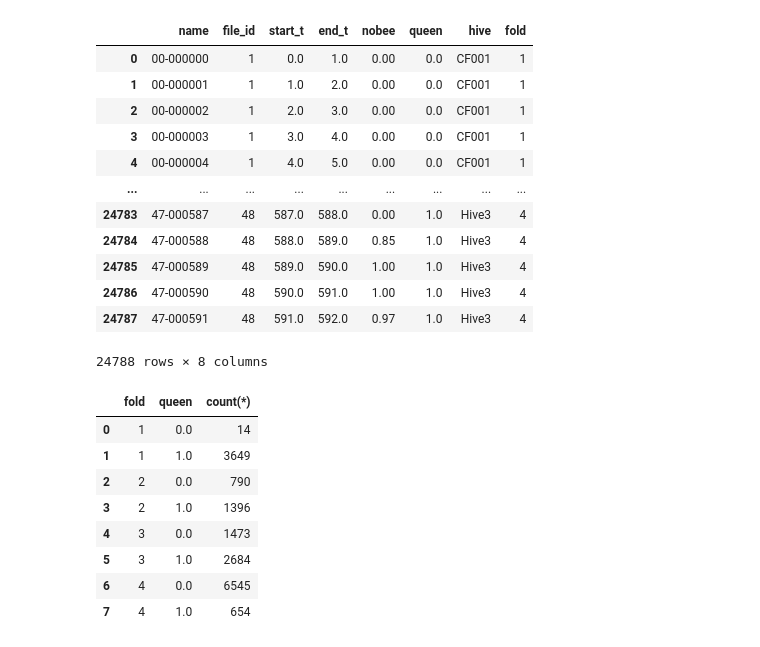
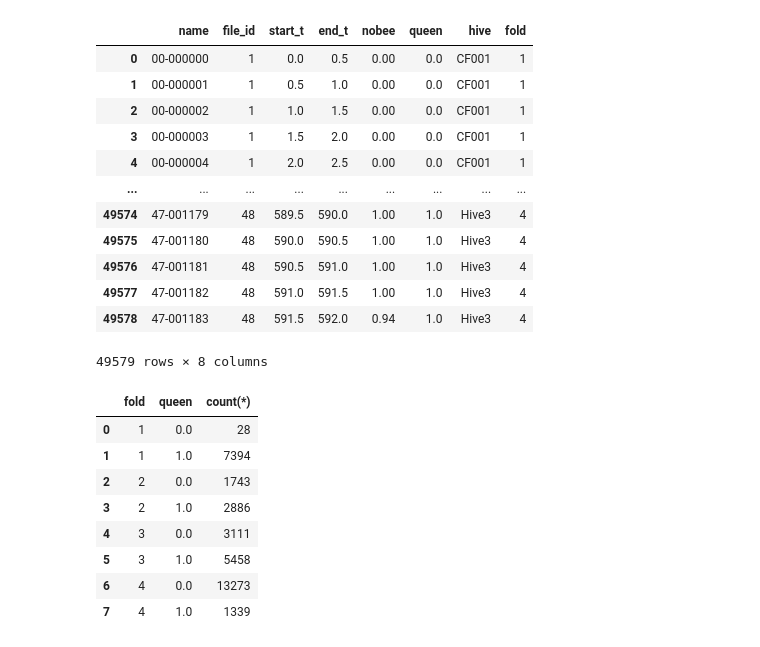
Before and after one commit to Sandjab/ShowBees, a Jupyter notebook: experiments/EXP000 - EXPLORATION/00 - Dataset Initialisation.ipynb, the cells around one changed output. Saved outputs shown, nothing was run; the diff lists cells and outputs as text; code cells hidden in the pictures.

```diff
--- a/experiments/EXP000 - EXPLORATION/00 - Dataset Initialisation.ipynb
+++ b/experiments/EXP000 - EXPLORATION/00 - Dataset Initialisation.ipynb
@@ -15,7 +15,7 @@ SOURCE_PATH ='/Users/jpg/Documents/Nolasco'
 
 # Dataset name is the master key for dataset adressing. Change it according to the
 # dataset you wan to generate
-DATASET_NAME = 'MAIN1000_8kHz'
+DATASET_NAME = 'MAIN0500'
 
           #############################
 ########### Initialize Dataset Object #
@@ -69,45 +69,45 @@ iprint(n, "samples were processed for 'queen' label")
 # The label strength over a sample is computed by summing the duration of "label" events (if > th) and dividing
 # this sum by the sample duration.
 
 # Here we use a 0.0s threshold
 n = ds.setLabel('nobee', providers.FromAnnotation(SOURCE_PATH, th=0.0))
 iprint(n, "samples were processed for 'nobee' label")
 
 
           ######################
 ########### Compute Attributes #
           ######################
 #The string matcher transformer behave differently than the StringMapper. It uses regexp
 # capture group to retrieve part pf a string matching a specific pattern. This can be used
 # either for complex or very basic matching. Here we just ask for the five first chars,
 # provided they belong to characters valid for identifiers (A-Z, a-z,0-9 and underscore)
 ds.addAttribute('hive')
 ds.setAttribute('hive', providers.FromFileName(transformers.StringMatcher("^(\w{5})")))
 
 
 # Compute attribute fold from hive using the Decode Transformer
 ds.addAttribute('fold')
 
 e = {'CF001':1, 'CF003':1, 'CJ001':2, 'GH001':2, 'Hive1':3, 'Hive3': 4}
 ds.setAttribute('fold', providers.FromQuery('hive', transformers.Decode(e)))
 
 
 # Display dataset as a pandas dataframe
 ds.dumpDataFrame()
 # %% [output]
 |  | name | file_id | start_t | end_t | nobee | queen | hive | fold |
-| 0 | 00-000000 | 1 | 0.0 | 1.0 | 0.00 | 0.0 | CF001 | 1 |
-| 1 | 00-000001 | 1 | 1.0 | 2.0 | 0.00 | 0.0 | CF001 | 1 |
-| 2 | 00-000002 | 1 | 2.0 | 3.0 | 0.00 | 0.0 | CF001 | 1 |
-| 3 | 00-000003 | 1 | 3.0 | 4.0 | 0.00 | 0.0 | CF001 | 1 |
-| 4 | 00-000004 | 1 | 4.0 | 5.0 | 0.00 | 0.0 | CF001 | 1 |
+| 0 | 00-000000 | 1 | 0.0 | 0.5 | 0.00 | 0.0 | CF001 | 1 |
+| 1 | 00-000001 | 1 | 0.5 | 1.0 | 0.00 | 0.0 | CF001 | 1 |
+| 2 | 00-000002 | 1 | 1.0 | 1.5 | 0.00 | 0.0 | CF001 | 1 |
+| 3 | 00-000003 | 1 | 1.5 | 2.0 | 0.00 | 0.0 | CF001 | 1 |
+| 4 | 00-000004 | 1 | 2.0 | 2.5 | 0.00 | 0.0 | CF001 | 1 |
 | ... | ... | ... | ... | ... | ... | ... | ... | ... |
-| 24783 | 47-000587 | 48 | 587.0 | 588.0 | 0.00 | 1.0 | Hive3 | 4 |
-| 24784 | 47-000588 | 48 | 588.0 | 589.0 | 0.85 | 1.0 | Hive3 | 4 |
-| 24785 | 47-000589 | 48 | 589.0 | 590.0 | 1.00 | 1.0 | Hive3 | 4 |
-| 24786 | 47-000590 | 48 | 590.0 | 591.0 | 1.00 | 1.0 | Hive3 | 4 |
-| 24787 | 47-000591 | 48 | 591.0 | 592.0 | 0.97 | 1.0 | Hive3 | 4 |
+| 49574 | 47-001179 | 48 | 589.5 | 590.0 | 1.00 | 1.0 | Hive3 | 4 |
+| 49575 | 47-001180 | 48 | 590.0 | 590.5 | 1.00 | 1.0 | Hive3 | 4 |
+| 49576 | 47-001181 | 48 | 590.5 | 591.0 | 1.00 | 1.0 | Hive3 | 4 |
+| 49577 | 47-001182 | 48 | 591.0 | 591.5 | 1.00 | 1.0 | Hive3 | 4 |
+| 49578 | 47-001183 | 48 | 591.5 | 592.0 | 0.94 | 1.0 | Hive3 | 4 |
-24788 rows × 8 columns
+49579 rows × 8 columns
 # %%
 # Display cardinalities by fold attribute and queen label for samples with no external perturbation
 sql = """
@@ -120,11 +120,11 @@ sql = """
 ds.queryDataFrame(sql)
 # %% [output]
 |  | fold | queen | count(*) |
-| 0 | 1 | 0.0 | 14 |
-| 1 | 1 | 1.0 | 3649 |
-| 2 | 2 | 0.0 | 790 |
-| 3 | 2 | 1.0 | 1396 |
-| 4 | 3 | 0.0 | 1473 |
-| 5 | 3 | 1.0 | 2684 |
-| 6 | 4 | 0.0 | 6545 |
-| 7 | 4 | 1.0 | 654 |
+| 0 | 1 | 0.0 | 28 |
+| 1 | 1 | 1.0 | 7394 |
+| 2 | 2 | 0.0 | 1743 |
+| 3 | 2 | 1.0 | 2886 |
+| 4 | 3 | 0.0 | 3111 |
+| 5 | 3 | 1.0 | 5458 |
+| 6 | 4 | 0.0 | 13273 |
+| 7 | 4 | 1.0 | 1339 |
```
Also changed, not shown: 28 other files.
